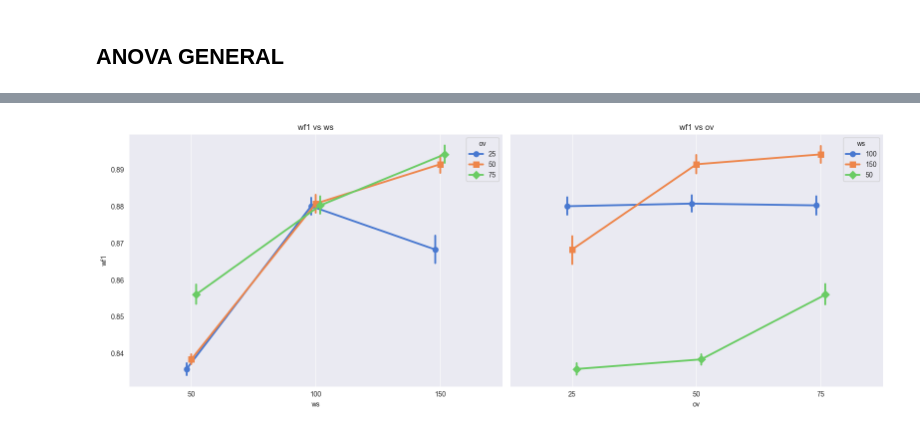
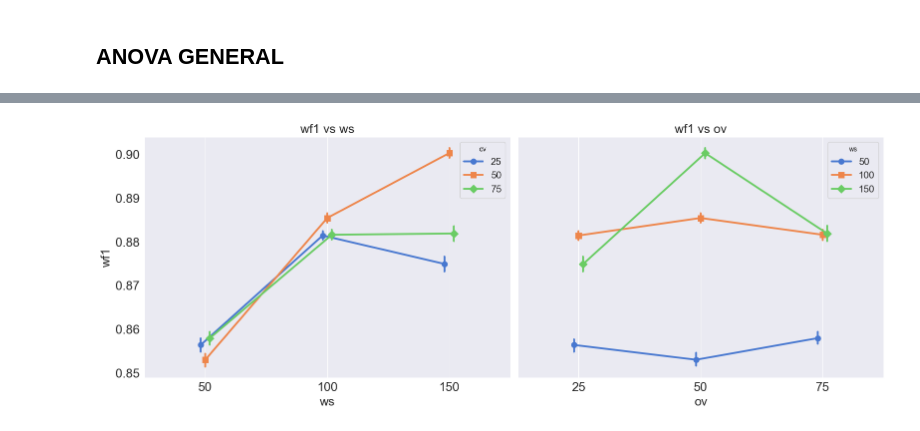
Before and after one commit to neilnathanhidalgo/Tesis, a Jupyter notebook: jupyter/ANOVA_v2.ipynb, the cells around one changed output, grey strips where cells are left out. Drawn from its saved outputs; the diff is of its cells as text; code cells hidden in the pictures.

```diff
--- a/jupyter/ANOVA_v2.ipynb
+++ b/jupyter/ANOVA_v2.ipynb
@@ -10,5 +11,5 @@ import seaborn as sns
 # %%
-data = pd.read_csv("../data/models_result.csv")
+data = pd.read_csv("../data/outputs/bootstrapping/bootstrapping_all.csv")
 
 
 data['ws']=data['ws'].astype(str)
@@ -155,0 +195,27 @@ group1 group2 meandiff p-adj lower  upper  reject
+# %%
+data['ov'] = pd.Categorical(data['ov'], categories=['25', '50', '75'], ordered=True)
+
+# Test de Tukey
+print("\nTEST DE TUKEY")
+tukey = pairwise_tukeyhsd(endog=data['wf1'], groups=data['ov'], alpha=0.05)
+print(tukey)
+
+# Calcular medias e intervalos de confianza por grupo
+means = data.groupby('ov')['wf1'].mean().sort_index()
+group_stats = data.groupby('ov').apply(lambda x: DescrStatsW(x['wf1']))
+ci_bounds = group_stats.apply(lambda x: x.tconfint_mean())
+
+# Crear el gráfico con puntos e intervalos en azul
+plt.figure(figsize=(8, 5))
+for i, group in enumerate(['25', '50', '75']):
+    mean = means.loc[group]
+    ci = ci_bounds.loc[group]
+    plt.errorbar(mean, group, xerr=[[mean - ci[0]], [ci[1] - mean]],
+                 fmt='o', color='blue', ecolor='blue', elinewidth=2, capsize=4)
+
+plt.xlabel("Weighted F1-Score", fontsize=14)
+plt.ylabel("Overlapping", fontsize=14)
+plt.tick_params(axis='both', labelsize=14)
+plt.grid(True, linestyle='--', alpha=0.5)
+plt.tight_layout()
+plt.show()
@@ -188,41 +340,43 @@ plt.show()
 # Crear una figura con dos subplots uno al lado del otro
 fig, axes = plt.subplots(1, 2, figsize=(16, 6), sharey=True)
 
 # Primer gráfico: ws en eje x, ordenado
 sns.pointplot(
     data=data,
     x='ws', y='wf1', hue='ov',
     dodge=True, markers=['o', 's', 'D'],
     palette='muted', errorbar=('ci', 95),
     order=[50, 100, 150],  # Orden específico en x
     ax=axes[0]
 )
-axes[0].set_title('wf1 vs ws')
-axes[0].set_xlabel('ws')
-axes[0].set_ylabel('wf1')
-axes[0].legend(title='ov')
+axes[0].set_title('wf1 vs ws', fontsize=18)
+axes[0].set_xlabel('ws', fontsize=18)
+axes[0].set_ylabel('wf1', fontsize=18)
+axes[0].legend(title='ov', fontsize=14)
+axes[0].tick_params(axis='both', labelsize=18)  # Etiquetas personalizadas
 axes[0].grid()
 
 # Segundo gráfico: ov en eje x, ws como leyenda
 sns.pointplot(
     data=data,
     x='ov', y='wf1', hue='ws',
     dodge=True, markers=['o', 's', 'D'],
     palette='muted', errorbar=('ci', 95),
     order=[25, 50, 75],  # Ordenamos también la leyenda
     ax=axes[1]
 )
-axes[1].set_title('wf1 vs ov')
-axes[1].set_xlabel('ov')
+axes[1].set_title('wf1 vs ov', fontsize=18)
+axes[1].set_xlabel('ov', fontsize=18)
 axes[1].set_ylabel('')  # Ya que el y es compartido
-axes[1].legend(title='ws')
+axes[1].legend(title='ws', fontsize=14)
+axes[1].tick_params(axis='both', labelsize=18)  # Etiquetas personalizadas
 axes[1].grid()
 
 # Ajustar el espacio entre gráficos
 plt.tight_layout()
 plt.show()
 # %% [output]
-[figure, old version]
+[figure, new version]
 # %%
 # Agrupar por 'ov' y aplicar el test
 grupos_ov = [grupo["wf1"].values for _, grupo in data.groupby("ov")]
```
Also changed, not shown: parts of 16 cells of this notebook, 6 other files.
